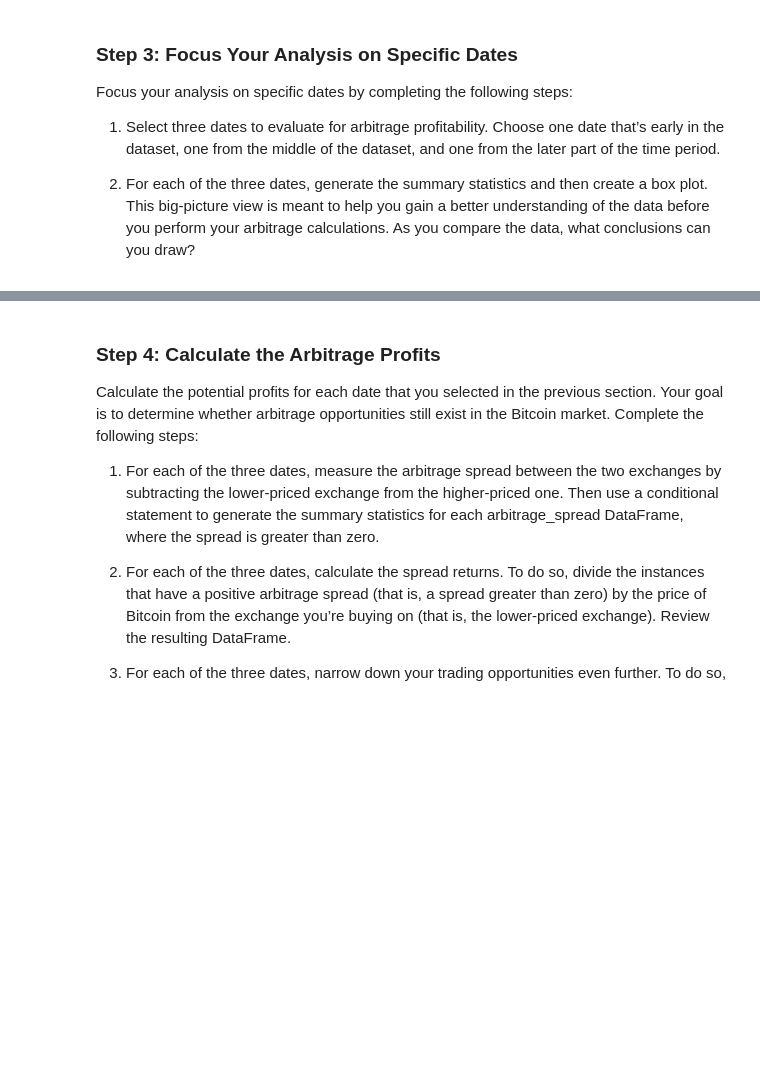
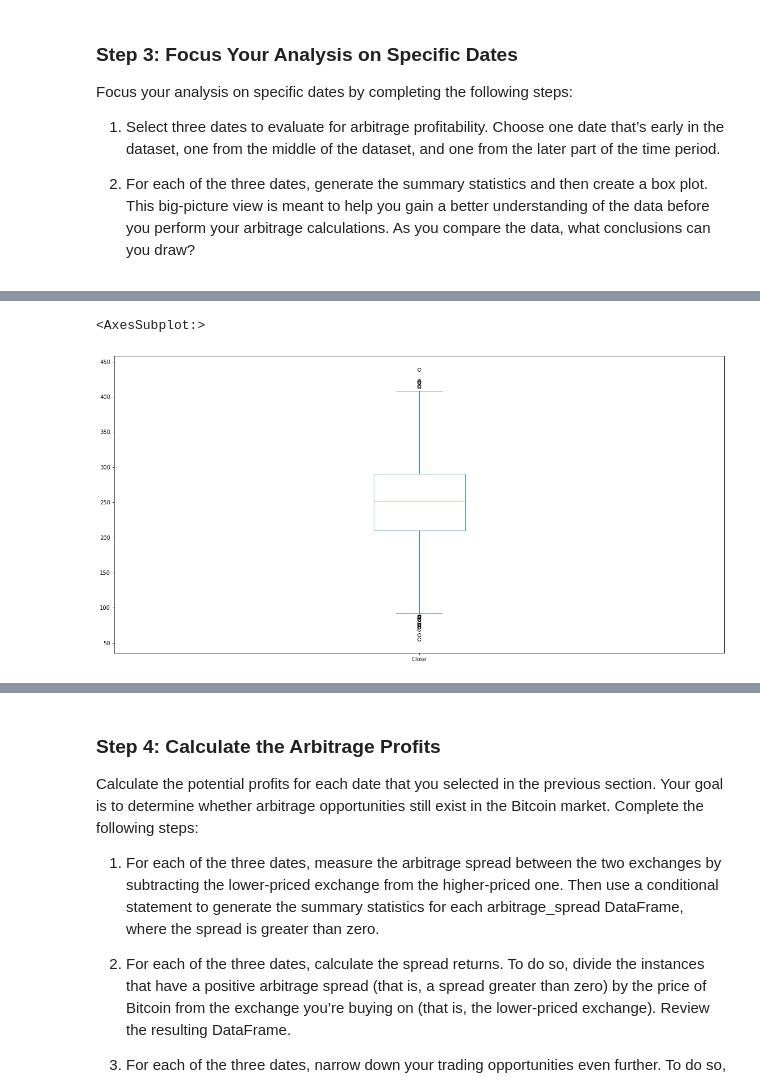
Before and after one commit to billybishop21/bitcoin_arbitrage, a Jupyter notebook: crypto_arbitrage.ipynb, the cells around one changed output, grey strips where cells are left out. Cells and saved outputs as stored; diff of their text form; code cells hidden in the pictures; blank space fills up the shorter version.

```diff
--- a/crypto_arbitrage.ipynb
+++ b/crypto_arbitrage.ipynb
@@ -416,7 +422,7 @@ Focus your analysis on specific dates by completing the following steps:
 # %%
 # Using the early date that you have selected, calculate the arbitrage spread
 # by subtracting the bitstamp lower closing prices from the coinbase higher closing prices
-arbitrage_spread_early = # YOUR CODE HERE
+arbitrage_spread_early = bitstamp_sliced_jan_28_2018 - coinbase_sliced_jan_28_2018
 
 # Generate summary statistics for the early DataFrame
-# YOUR CODE HERE
+arbitrage_spread_early.describe()
@@ -423,6 +439,9 @@ arbitrage_spread_early = # YOUR CODE HERE
 # %%
 # Visualize the arbitrage spread from early in the dataset in a box plot
-# YOUR CODE HERE
+arbitrage_spread_early.plot(kind="box", figsize=(20,10))
+# %% [output]
+<AxesSubplot:>
+[figure, added]
 # %%
 # Create an overlay plot that visualizes the two dataframes over a period of one day from the middle of the dataset.
 # Be sure that the plots include the parameters `legend`, `figsize`, `title`, `color` and `label`
```
Also changed, not shown: parts of 8 cells of this notebook.
